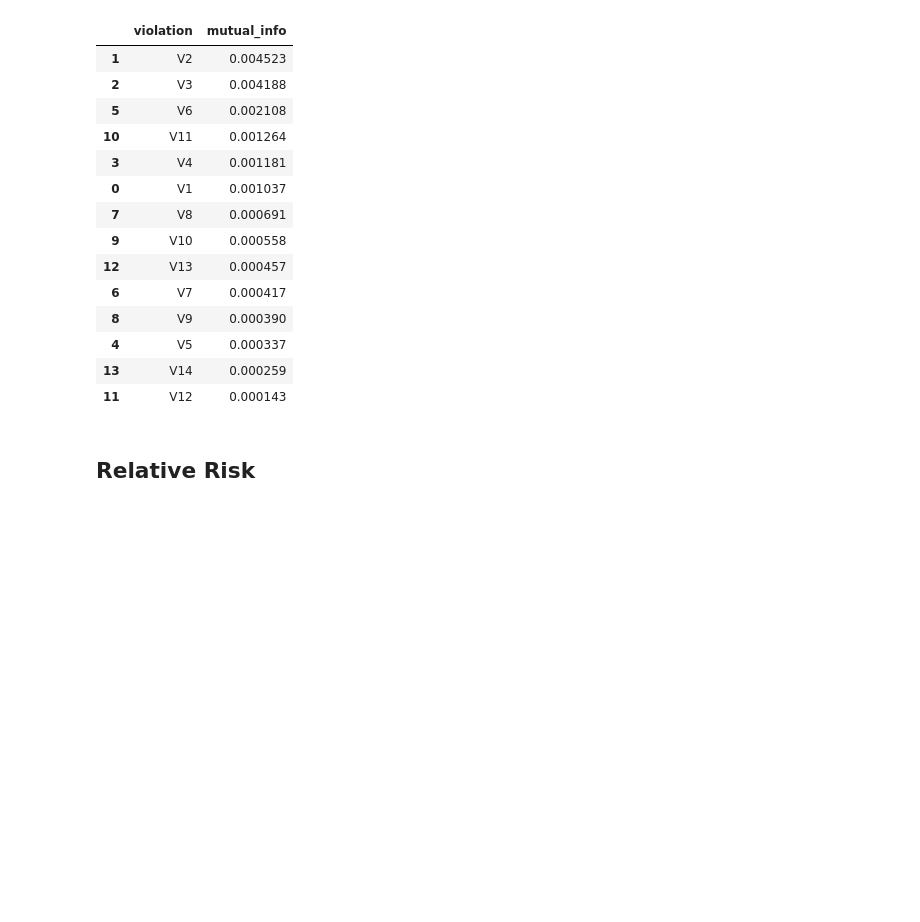
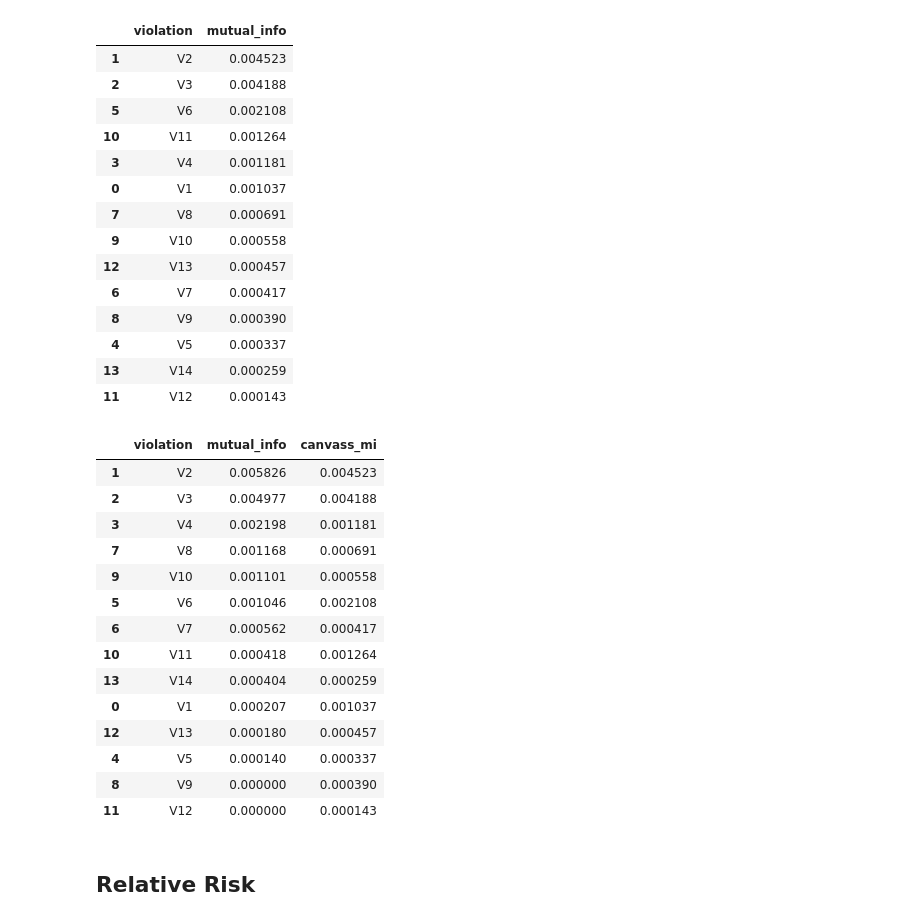
Before and after one commit to vingkan/foodinspectionforecasting, a Jupyter notebook: IIT/173_common_restaurants.ipynb, the cells around one changed output. Cells and saved outputs as stored; diff of their text form; code cells hidden in the pictures; blank space fills up the shorter version.

```diff
--- a/IIT/173_common_restaurants.ipynb
+++ b/IIT/173_common_restaurants.ipynb
@@ -23,3 +23,7 @@ df_canvass["critical_found"] = df_canvass[VIOLATIONS].max(axis=1)
 print("Read {} canvass records.".format(len(df_canvass)))
 # %% [output]
 Read 50462 canvass records.
+# %%
+df_complaint = pd.read_csv("data/complaint_records.csv.gz")
+df_complaint["critical_found"] = df_complaint[VIOLATIONS].max(axis=1)
+print("Read {} complaint records.".format(len(df_complaint)))
@@ -46,3 +52,11 @@ print("Std. Monthly Avg. Temp. = {0:.1f} F".format(sigma))
 # %% [output]
 Mean Monthly Avg. Temp. = 53.3 F
 Std. Monthly Avg. Temp. = 17.9 F
+# %%
+temps = [weather_dict[d["year"]][d["month"]] for d in df_complaint[["year", "month"]].to_dict(orient="records")]
+df_complaint["avg_temp"] = temps
+mu = np.mean(temps)
+sigma = np.std(temps)
+df_complaint["z_temp"] = [(t - mu) / sigma for t in temps]
+print("Mean Monthly Avg. Temp. = {0:.1f} F".format(mu))
+print("Std. Monthly Avg. Temp. = {0:.1f} F".format(sigma))
@@ -341,6 +376,38 @@ vmi_df.sort_values(by="mutual_info", ascending=False)
 | 4 | V5 | 0.000337 |
 | 13 | V14 | 0.000259 |
 | 11 | V12 | 0.000143 |
+# %%
+def show_vi_mi(df):
+    all_temp = df["z_temp"].values.reshape(-1, 1)
+    all_temp_mis = np.array([
+        mutual_info_classif(all_temp, df[viol].values, discrete_features=False, random_state=0)
+        for viol in VIOLATIONS
+    ])
+    vmi_df = pd.DataFrame({
+        "violation": VIOLATIONS,
+        "mutual_info": all_temp_mis.reshape(len(VIOLATIONS))
+    })
+    return vmi_df
+# %%
+vmi_df_complaint = show_vi_mi(df_complaint)
+vmi_df_complaint["canvass_mi"] = vmi_df["mutual_info"].values
+vmi_df_complaint.sort_values(by="mutual_info", ascending=False)
+# %% [output]
+|  | violation | mutual_info | canvass_mi |
+| 1 | V2 | 0.005826 | 0.004523 |
+| 2 | V3 | 0.004977 | 0.004188 |
+| 3 | V4 | 0.002198 | 0.001181 |
+| 7 | V8 | 0.001168 | 0.000691 |
+| 9 | V10 | 0.001101 | 0.000558 |
+| 5 | V6 | 0.001046 | 0.002108 |
+| 6 | V7 | 0.000562 | 0.000417 |
+| 10 | V11 | 0.000418 | 0.001264 |
+| 13 | V14 | 0.000404 | 0.000259 |
+| 0 | V1 | 0.000207 | 0.001037 |
+| 12 | V13 | 0.000180 | 0.000457 |
+| 4 | V5 | 0.000140 | 0.000337 |
+| 8 | V9 | 0.000000 | 0.000390 |
+| 11 | V12 | 0.000000 | 0.000143 |
 # %% [markdown]
 ## Relative Risk
 # %%
```
Also changed, not shown: parts of 3 cells of this notebook, 2 other files.
